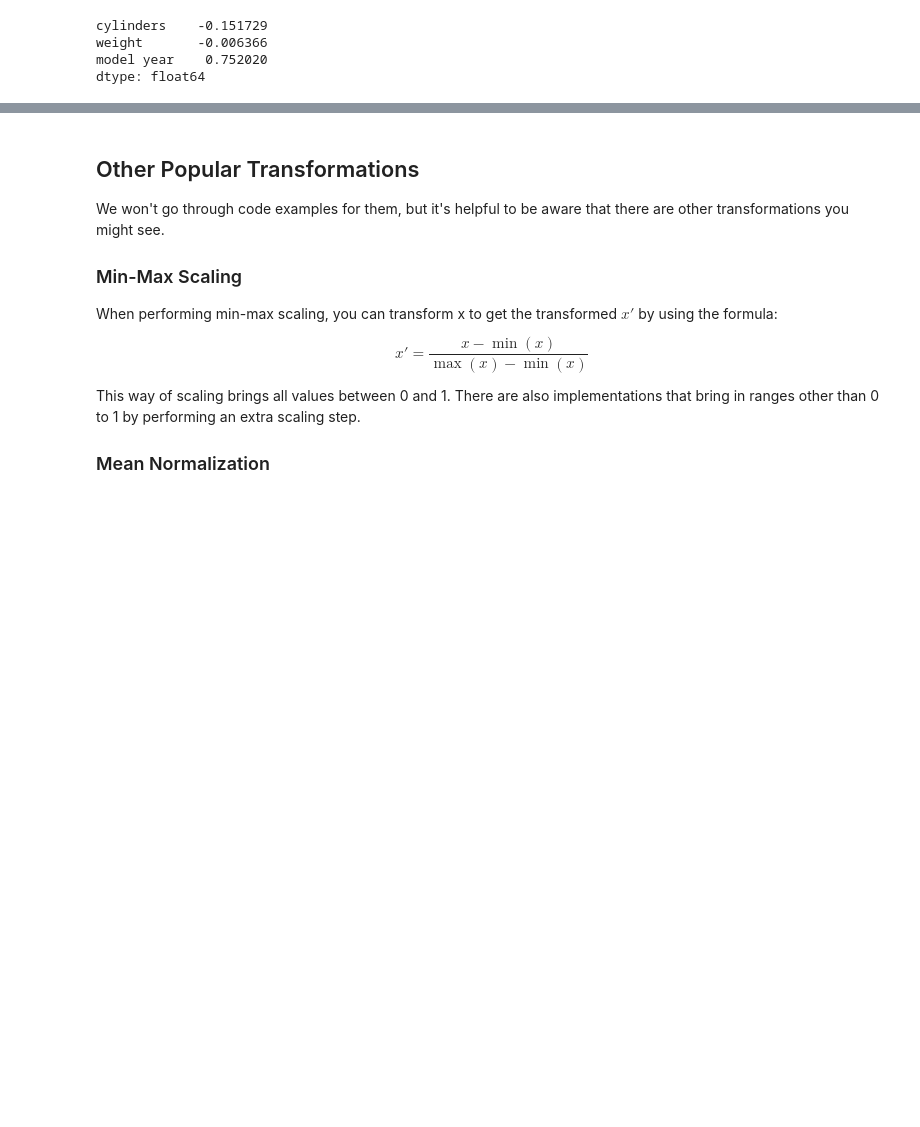
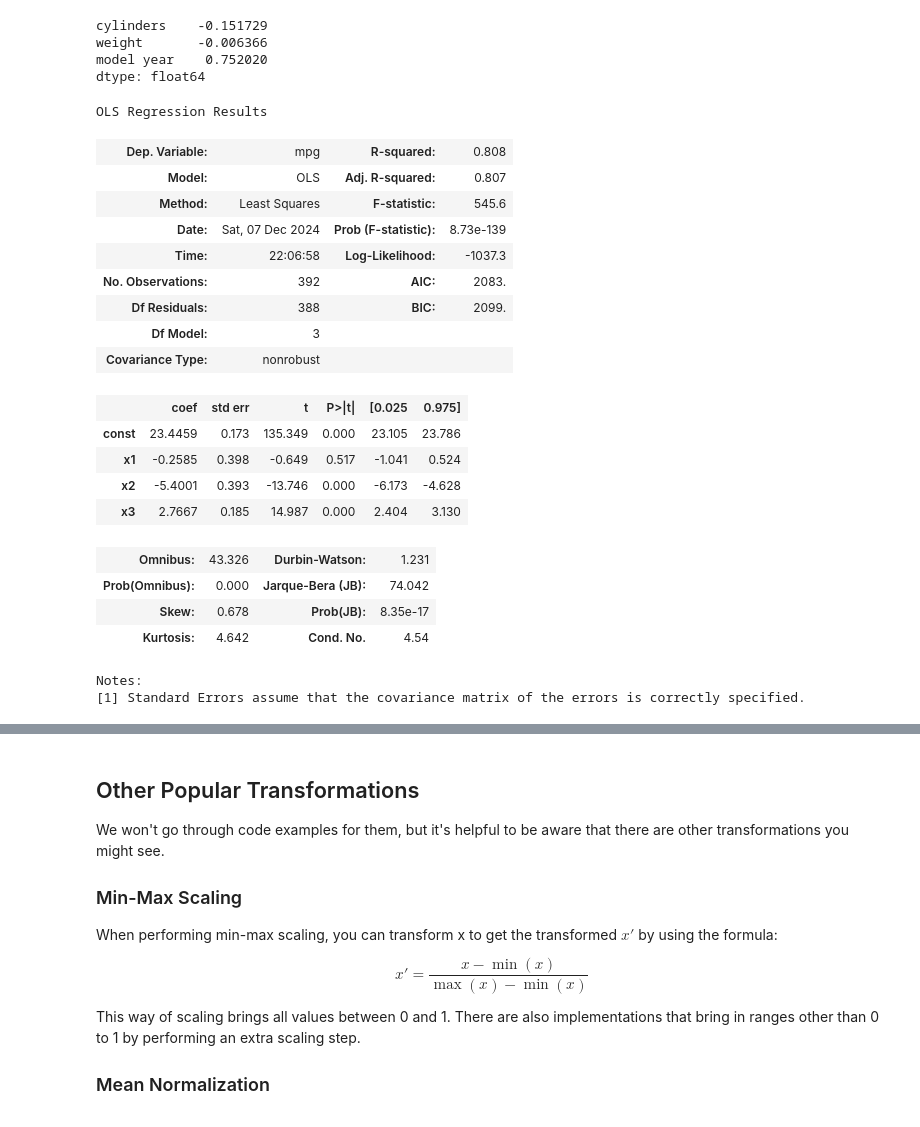
Before and after one commit to GraceMwende/PHASE_3-MS_DS, a Jupyter notebook: Flatiron/week1/Linear Transformations.ipynb, the cells around one changed output, grey strips where cells are left out. Drawn from its saved outputs; the diff is of its cells as text; code cells hidden in the pictures; blank space fills up the shorter version.

```diff
--- a/Flatiron/week1/Linear Transformations.ipynb
+++ b/Flatiron/week1/Linear Transformations.ipynb
@@ -584,3 +584,36 @@ cylinders    -0.151729
 weight       -0.006366
 model year    0.752020
 dtype: float64
+# %%
+from sklearn.preprocessing import StandardScaler
+scaler = StandardScaler()
+x_sk_standarized = scaler.fit_transform(X_initial)
+standardized_model2 = sm.OLS(y_initial, sm.add_constant(x_sk_standarized))
+standardized_results2 = standardized_model2.fit()
+standardized_results2.summary()
+# const         23.445918
+# cylinders     -0.258817
+# weight        -5.407040
+# model year     2.770244
+# %% [output]
+OLS Regression Results
+| Dep. Variable: | mpg | R-squared: | 0.808 |
+| Model: | OLS | Adj. R-squared: | 0.807 |
+| Method: | Least Squares | F-statistic: | 545.6 |
+| Date: | Sat, 07 Dec 2024 | Prob (F-statistic): | 8.73e-139 |
+| Time: | 22:06:58 | Log-Likelihood: | -1037.3 |
+| No. Observations: | 392 | AIC: | 2083. |
+| Df Residuals: | 388 | BIC: | 2099. |
+| Df Model: | 3 |  |  |
+| Covariance Type: | nonrobust |  |  |
+|  | coef | std err | t | P>|t| | [0.025 | 0.975] |
+| const | 23.4459 | 0.173 | 135.349 | 0.000 | 23.105 | 23.786 |
+| x1 | -0.2585 | 0.398 | -0.649 | 0.517 | -1.041 | 0.524 |
+| x2 | -5.4001 | 0.393 | -13.746 | 0.000 | -6.173 | -4.628 |
+| x3 | 2.7667 | 0.185 | 14.987 | 0.000 | 2.404 | 3.130 |
+| Omnibus: | 43.326 | Durbin-Watson: | 1.231 |
+| Prob(Omnibus): | 0.000 | Jarque-Bera (JB): | 74.042 |
+| Skew: | 0.678 | Prob(JB): | 8.35e-17 |
+| Kurtosis: | 4.642 | Cond. No. | 4.54 |
+Notes:
+[1] Standard Errors assume that the covariance matrix of the errors is correctly specified.
```
Also changed, not shown: parts of 1 cell of this notebook, 4 other files.
